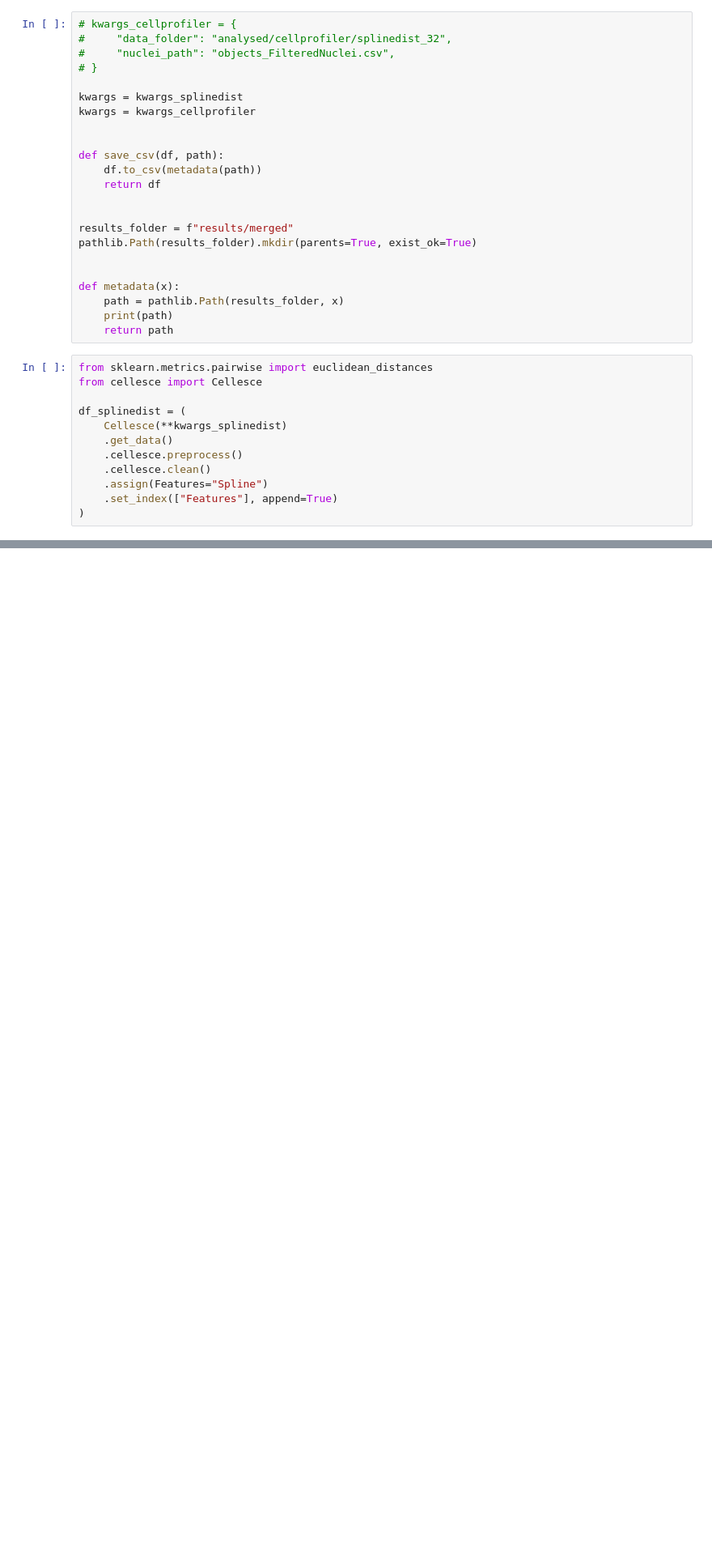
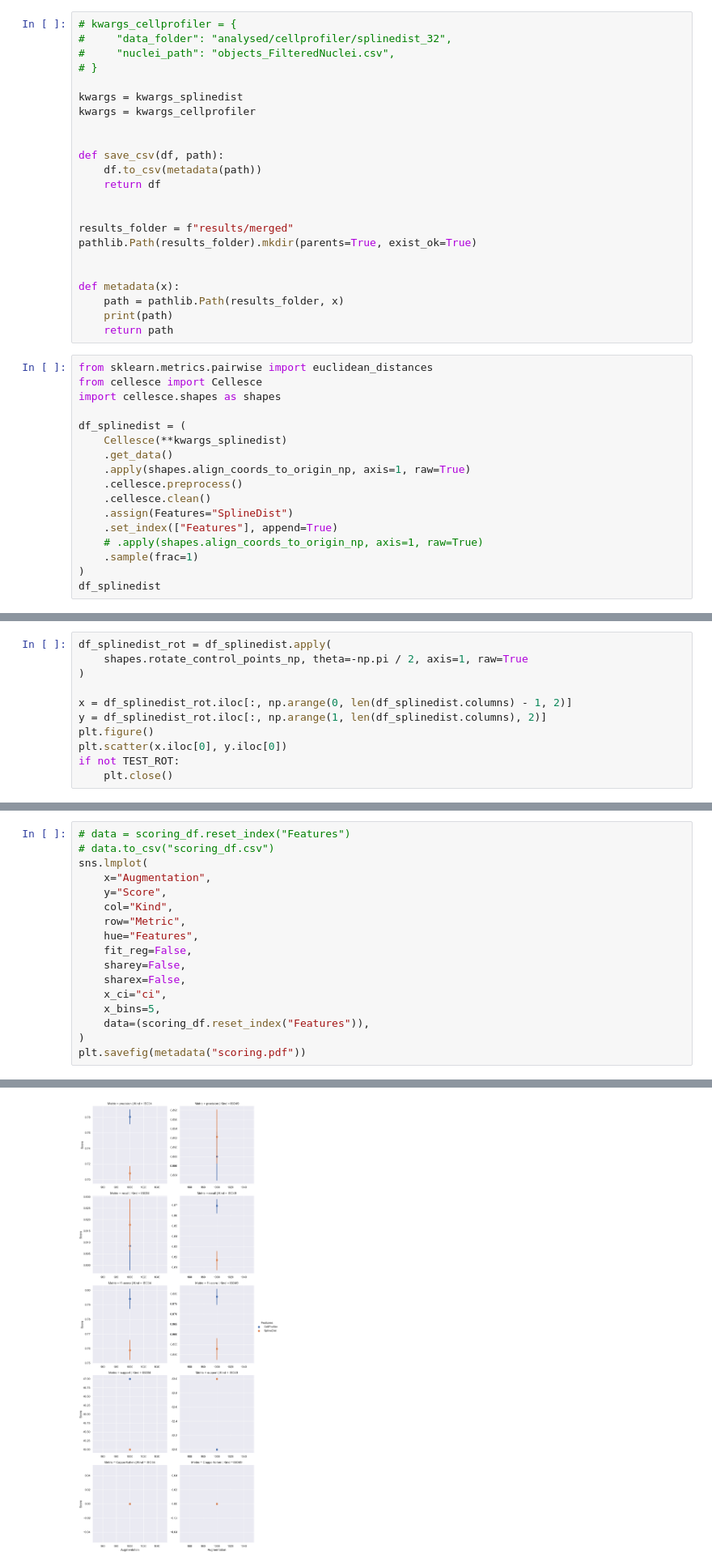
Before and after one commit to uhlmanngroup/nuclear_phenotyping, a Jupyter notebook: splines.ipynb, the cells around one changed output, grey strips where cells are left out. Shown at 81% size. Saved outputs shown, nothing was run; the diff lists cells and outputs as text; blank space fills up the shorter version.

```diff
--- a/splines.ipynb
+++ b/splines.ipynb
@@ -104,12 +106,17 @@ def metadata(x):
 # %%
 from sklearn.metrics.pairwise import euclidean_distances
 from cellesce import Cellesce
+import cellesce.shapes as shapes
 
 df_splinedist = (
     Cellesce(**kwargs_splinedist)
     .get_data()
+    .apply(shapes.align_coords_to_origin_np, axis=1, raw=True)
     .cellesce.preprocess()
     .cellesce.clean()
-    .assign(Features="Spline")
+    .assign(Features="SplineDist")
     .set_index(["Features"], append=True)
+    # .apply(shapes.align_coords_to_origin_np, axis=1, raw=True)
+    .sample(frac=1)
 )
+df_splinedist
@@ -140 +131,12 @@ Deprecated in NumPy 1.20; for more details and guidance: https://numpy.org/devdo
+# %%
+df_splinedist_rot = df_splinedist.apply(
+    shapes.rotate_control_points_np, theta=-np.pi / 2, axis=1, raw=True
+)
+
+x = df_splinedist_rot.iloc[:, np.arange(0, len(df_splinedist.columns) - 1, 2)]
+y = df_splinedist_rot.iloc[:, np.arange(1, len(df_splinedist.columns), 2)]
+plt.figure()
+plt.scatter(x.iloc[0], y.iloc[0])
+if not TEST_ROT:
+    plt.close()
 # %%
@@ -366,0 +536,18 @@ results/merged/fingerprints.pdf
+# %%
+# data = scoring_df.reset_index("Features")
+# data.to_csv("scoring_df.csv")
+sns.lmplot(
+    x="Augmentation",
+    y="Score",
+    col="Kind",
+    row="Metric",
+    hue="Features",
+    fit_reg=False,
+    sharey=False,
+    sharex=False,
+    x_ci="ci",
+    x_bins=5,
+    data=(scoring_df.reset_index("Features")),
+)
+plt.savefig(metadata("scoring.pdf"))
+# %% [output]
@@ -366,0 +555 @@ results/merged/fingerprints.pdf
+[figure, added]
```
Also changed, not shown: parts of 23 cells of this notebook, 2 other files.
